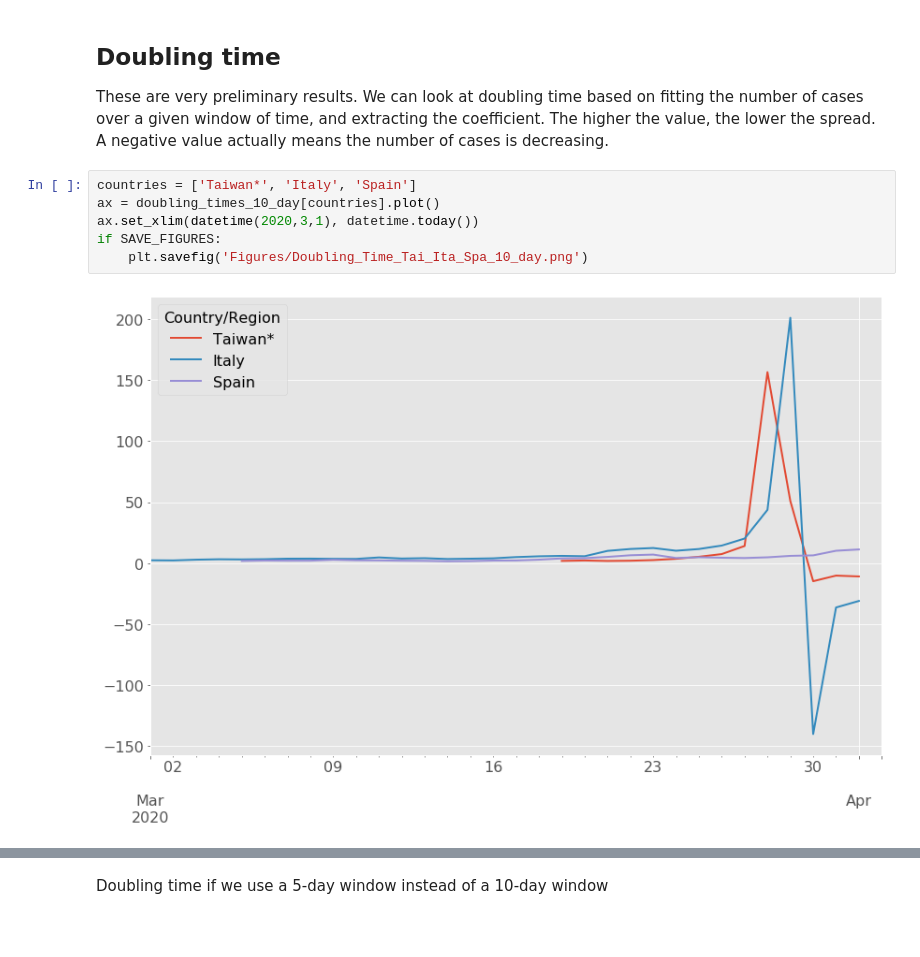
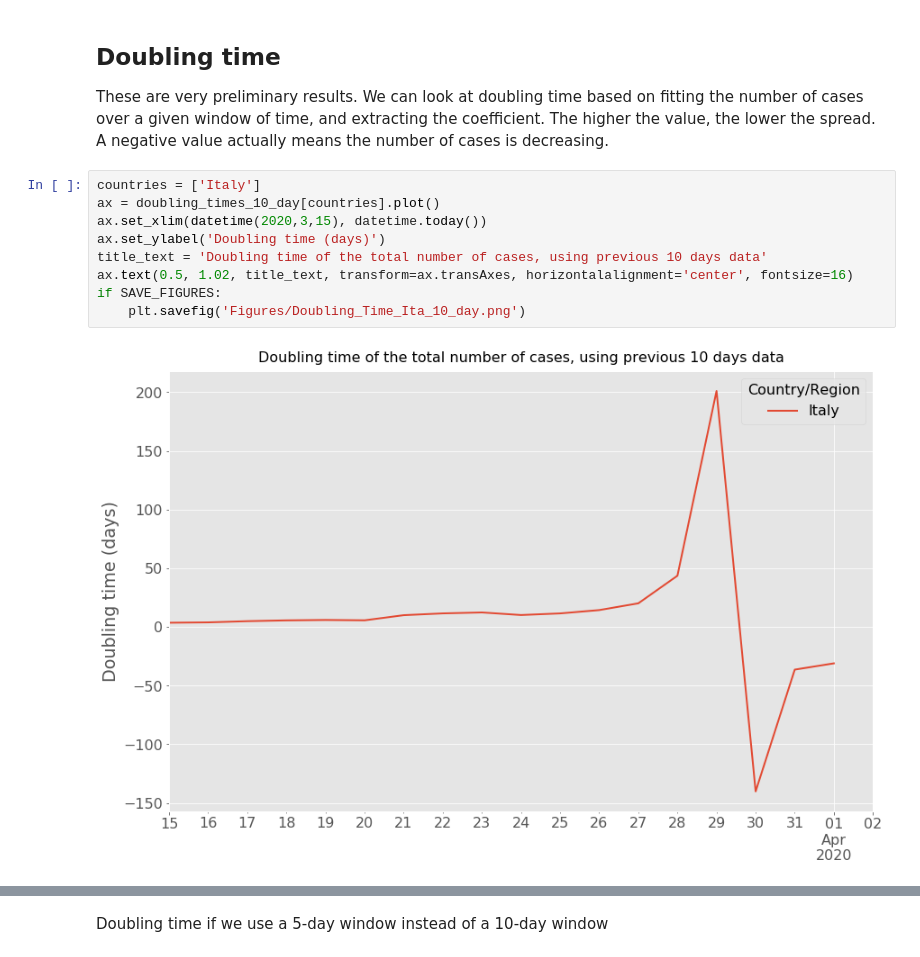
Before and after one commit to aquilesC/Covid-19-Jupyter-Notebook, a Jupyter notebook: Covid_Time_Series.ipynb, the cells around one changed output, grey strips where cells are left out. Saved outputs shown, nothing was run; the diff lists cells and outputs as text; blank space fills up the shorter version.

```diff
--- a/Covid_Time_Series.ipynb
+++ b/Covid_Time_Series.ipynb
@@ -352,10 +352,13 @@ if SAVE_FIGURES:
 ## Doubling time
 These are very preliminary results. We can look at doubling time based on fitting the number of cases over a given window of time, and extracting the coefficient. The higher the value, the lower the spread. A negative value actually means the number of cases is decreasing.
 # %%
-countries = ['Taiwan*', 'Italy', 'Spain']
+countries = ['Italy']
 ax = doubling_times_10_day[countries].plot()
-ax.set_xlim(datetime(2020,3,1), datetime.today())
+ax.set_xlim(datetime(2020,3,15), datetime.today())
+ax.set_ylabel('Doubling time (days)')
+title_text = 'Doubling time of the total number of cases, using previous 10 days data'
+ax.text(0.5, 1.02, title_text, transform=ax.transAxes, horizontalalignment='center', fontsize=16)
 if SAVE_FIGURES:
-    plt.savefig('Figures/Doubling_Time_Tai_Ita_Spa_10_day.png')
+    plt.savefig('Figures/Doubling_Time_Ita_10_day.png')
 # %% [output]
-[figure, old version]
+[figure, new version]
```
Also changed, not shown: parts of 10 cells of this notebook, 15 other files.
